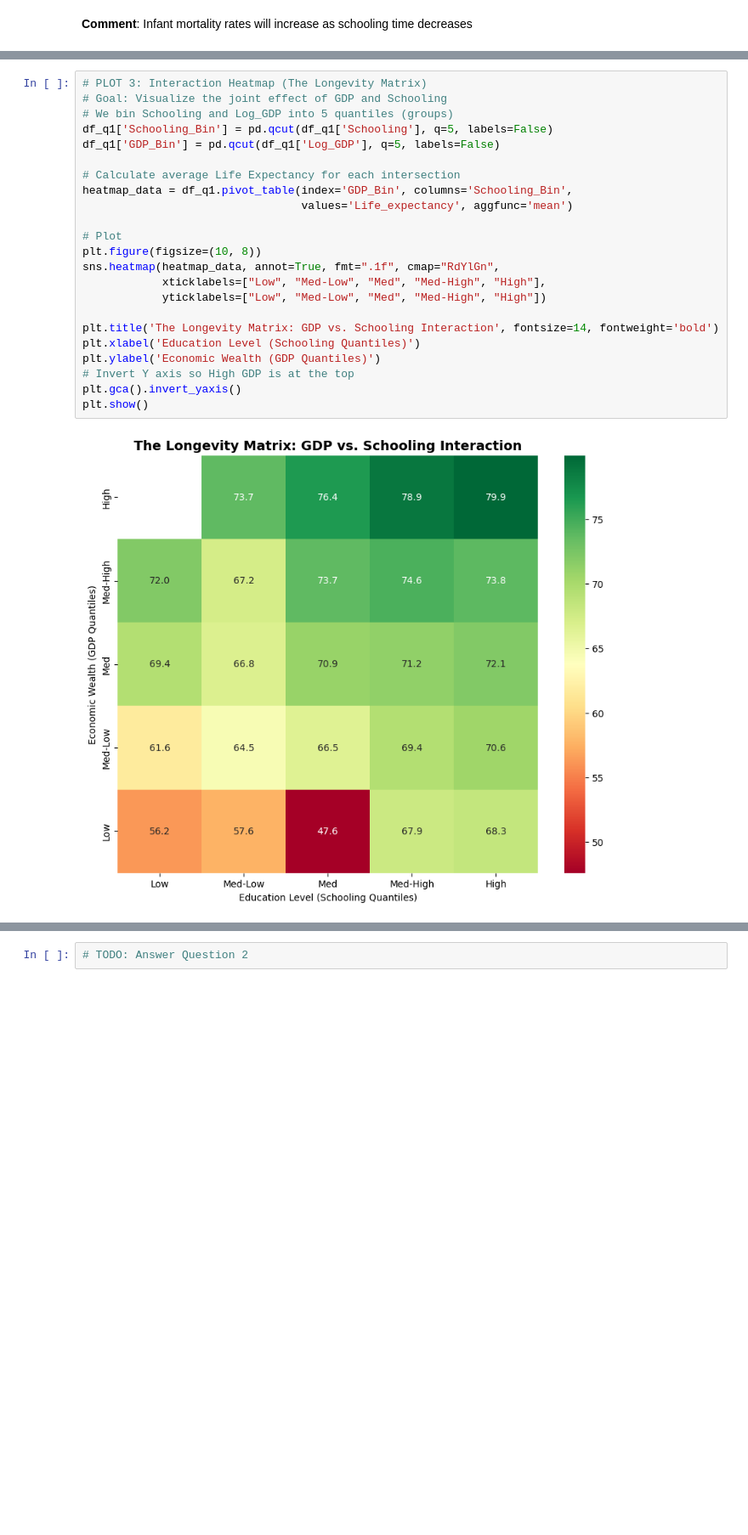
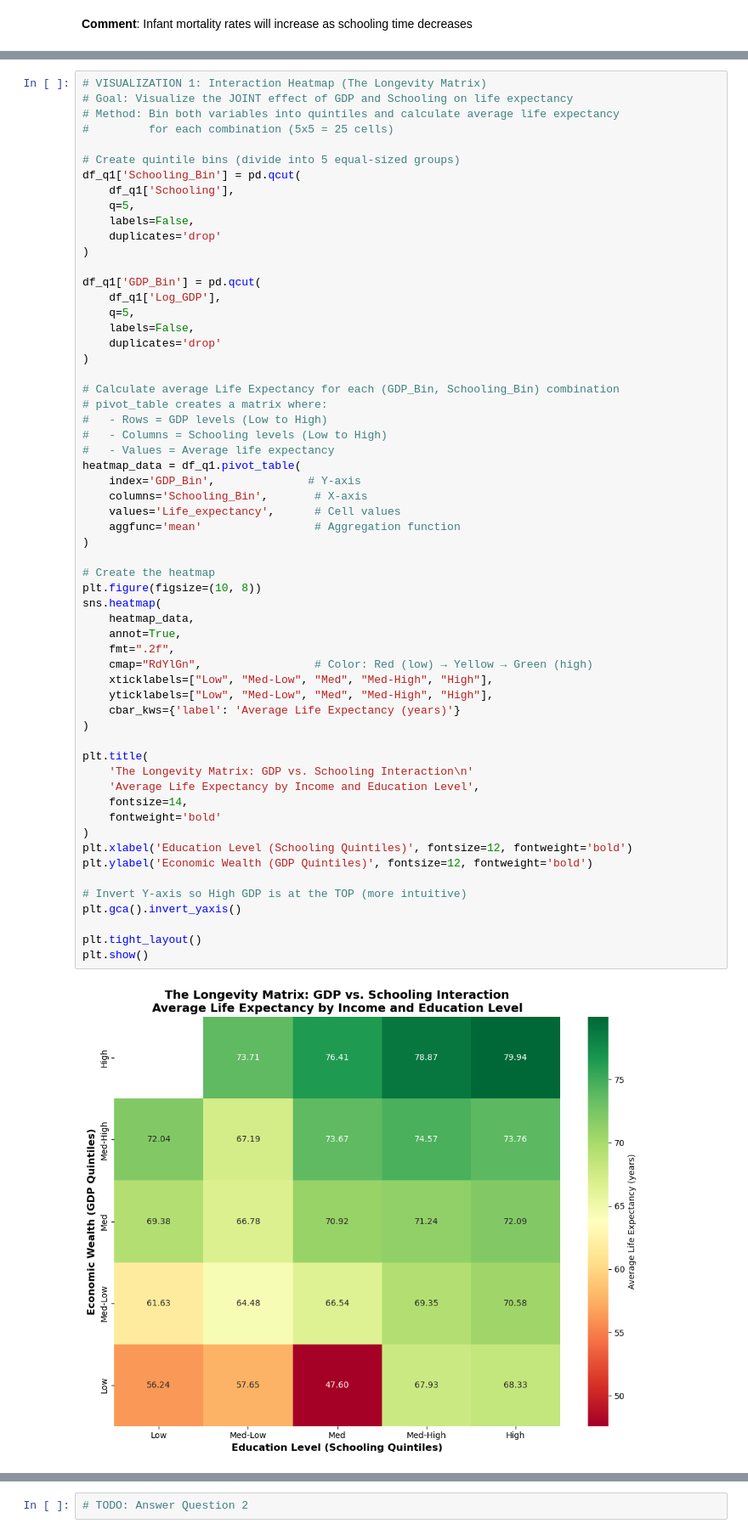
Before and after one commit to Shinoaki0145/Life_Expectancy_WHO, a Jupyter notebook: src/main.ipynb, the cells around one changed output, grey strips where cells are left out. Shown at 85% size. Saved outputs shown, nothing was run; the diff lists cells and outputs as text; blank space fills up the shorter version.

```diff
--- a/src/main.ipynb
+++ b/src/main.ipynb
@@ -2409,26 +2520,62 @@ Log_GDP          4.004879
 # %%
-# PLOT 3: Interaction Heatmap (The Longevity Matrix)
-# Goal: Visualize the joint effect of GDP and Schooling
-# We bin Schooling and Log_GDP into 5 quantiles (groups)
-df_q1['Schooling_Bin'] = pd.qcut(df_q1['Schooling'], q=5, labels=False)
-df_q1['GDP_Bin'] = pd.qcut(df_q1['Log_GDP'], q=5, labels=False)
+# VISUALIZATION 1: Interaction Heatmap (The Longevity Matrix)
+# Goal: Visualize the JOINT effect of GDP and Schooling on life expectancy
+# Method: Bin both variables into quintiles and calculate average life expectancy
+#         for each combination (5x5 = 25 cells)
 
-# Calculate average Life Expectancy for each intersection
-heatmap_data = df_q1.pivot_table(index='GDP_Bin', columns='Schooling_Bin',
-                                 values='Life_expectancy', aggfunc='mean')
+# Create quintile bins (divide into 5 equal-sized groups)
+df_q1['Schooling_Bin'] = pd.qcut(
+    df_q1['Schooling'],
+    q=5,
+    labels=False,
+    duplicates='drop'
+)
 
-# Plot
+df_q1['GDP_Bin'] = pd.qcut(
+    df_q1['Log_GDP'],
+    q=5,
+    labels=False,
+    duplicates='drop'
+)
+
+# Calculate average Life Expectancy for each (GDP_Bin, Schooling_Bin) combination
+# pivot_table creates a matrix where:
+#   - Rows = GDP levels (Low to High)
+#   - Columns = Schooling levels (Low to High)
+#   - Values = Average life expectancy
+heatmap_data = df_q1.pivot_table(
+    index='GDP_Bin',              # Y-axis
+    columns='Schooling_Bin',       # X-axis
+    values='Life_expectancy',      # Cell values
+    aggfunc='mean'                 # Aggregation function
+)
+
+# Create the heatmap
 plt.figure(figsize=(10, 8))
-sns.heatmap(heatmap_data, annot=True, fmt=".1f", cmap="RdYlGn",
-            xticklabels=["Low", "Med-Low", "Med", "Med-High", "High"],
-            yticklabels=["Low", "Med-Low", "Med", "Med-High", "High"])
+sns.heatmap(
+    heatmap_data,
+    annot=True,
+    fmt=".2f",
+    cmap="RdYlGn",                 # Color: Red (low) → Yellow → Green (high)
+    xticklabels=["Low", "Med-Low", "Med", "Med-High", "High"],
+    yticklabels=["Low", "Med-Low", "Med", "Med-High", "High"],
+    cbar_kws={'label': 'Average Life Expectancy (years)'}
+)
 
-plt.title('The Longevity Matrix: GDP vs. Schooling Interaction', fontsize=14, fontweight='bold')
-plt.xlabel('Education Level (Schooling Quantiles)')
-plt.ylabel('Economic Wealth (GDP Quantiles)')
-# Invert Y axis so High GDP is at the top
+plt.title(
+    'The Longevity Matrix: GDP vs. Schooling Interaction\n'
+    'Average Life Expectancy by Income and Education Level',
+    fontsize=14,
+    fontweight='bold'
+)
+plt.xlabel('Education Level (Schooling Quintiles)', fontsize=12, fontweight='bold')
+plt.ylabel('Economic Wealth (GDP Quintiles)', fontsize=12, fontweight='bold')
+
+# Invert Y-axis so High GDP is at the TOP (more intuitive)
 plt.gca().invert_yaxis()
+
+plt.tight_layout()
 plt.show()
 # %% [output]
-[figure, old version]
+[figure, new version]
 # %% [markdown]
```
Also changed, not shown: parts of 104 cells of this notebook.
